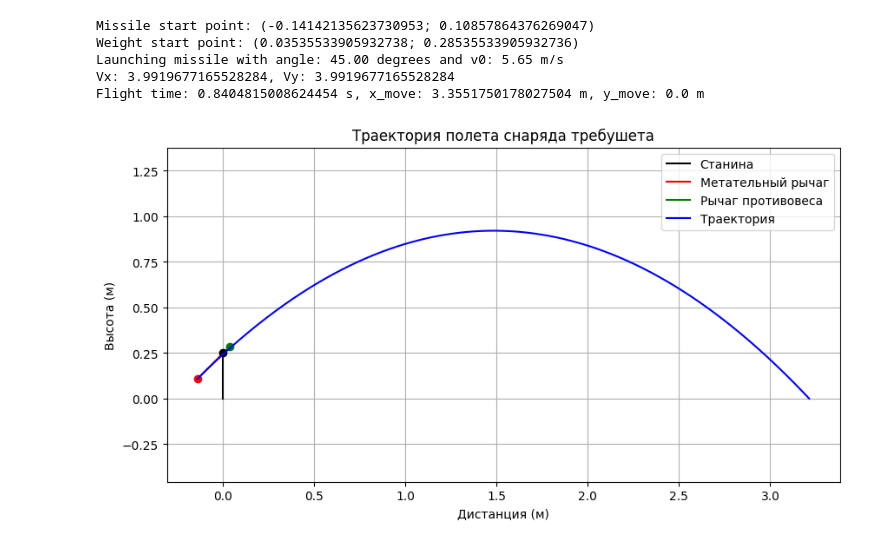
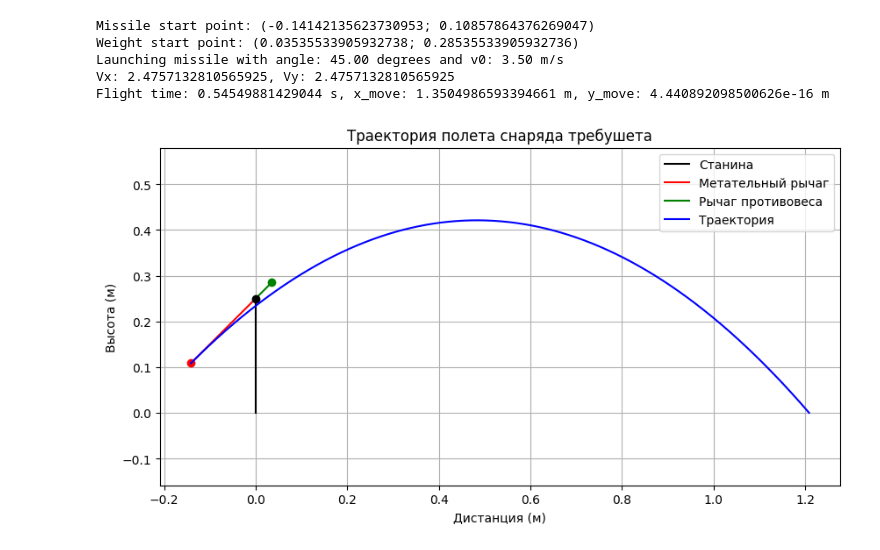
Before and after one commit to Zea-Zee/Mechanics-project, a Jupyter notebook: trebuchet.ipynb, the cells around one changed output. Drawn from its saved outputs; the diff is of its cells as text; code cells hidden in the pictures.

```diff
--- a/trebuchet.ipynb
+++ b/trebuchet.ipynb
@@ -79,36 +79,35 @@ class Trebuchet:
 
     def visualize(self, distance, angle=None):
         rad_angle = np.radians(angle % 90)
         v0, real_distance = self.launch_parameters(distance, rad_angle)
         t, x, y = self.trajectory(v0, rad_angle)
 
         plt.figure(figsize=(10, 5))
         plt.plot([0, 0], [0, self.frame_height], label='Станина', color="black")
         plt.plot([self.missile_x, 0], [self.missile_y, self.frame_height], label='Метательный рычаг', color='red')
         plt.plot([0, self.weight_x], [self.frame_height, self.weight_y], label='Рычаг противовеса', color='green')
 
         plt.plot(self.missile_x, self.missile_y, marker='o', color='red')
         plt.plot(0, self.frame_height, marker='o', color='black')
         plt.plot(self.weight_x, self.weight_y, marker='o', color='green')
 
         plt.plot(x, y, label='Траектория', color='blue')
         plt.xlabel('Дистанция (м)')
         plt.ylabel('Высота (м)')
         plt.title('Траектория полета снаряда требушета')
 
         plt.grid(True)
         plt.axis('equal')
         plt.legend()
         # plt.xticks(np.arange(0, plt.xlim()[1], 0.1))
         plt.show()
 
-# Пример использования
 trebuchet = Trebuchet(arm_ratio=0.2, frame_height=0.25, arm_length=0.25)
-trebuchet.visualize(distance=3, angle=45)
+trebuchet.visualize(distance=1, angle=45)
 # %% [output]
 Missile start point: (-0.14142135623730953; 0.10857864376269047)
 Weight start point: (0.03535533905932738; 0.28535533905932736)
-Launching missile with angle: 45.00 degrees and v0: 5.65 m/s
-Vx: 3.9919677165528284, Vy: 3.9919677165528284
-Flight time: 0.8404815008624454 s, x_move: 3.3551750178027504 m, y_move: 0.0 m
+Launching missile with angle: 45.00 degrees and v0: 3.50 m/s
+Vx: 2.4757132810565925, Vy: 2.4757132810565925
+Flight time: 0.54549881429044 s, x_move: 1.3504986593394661 m, y_move: 4.440892098500626e-16 m
-[figure, old version]
+[figure, new version]
```
Also changed, not shown: parts of 1 cell of this notebook.
